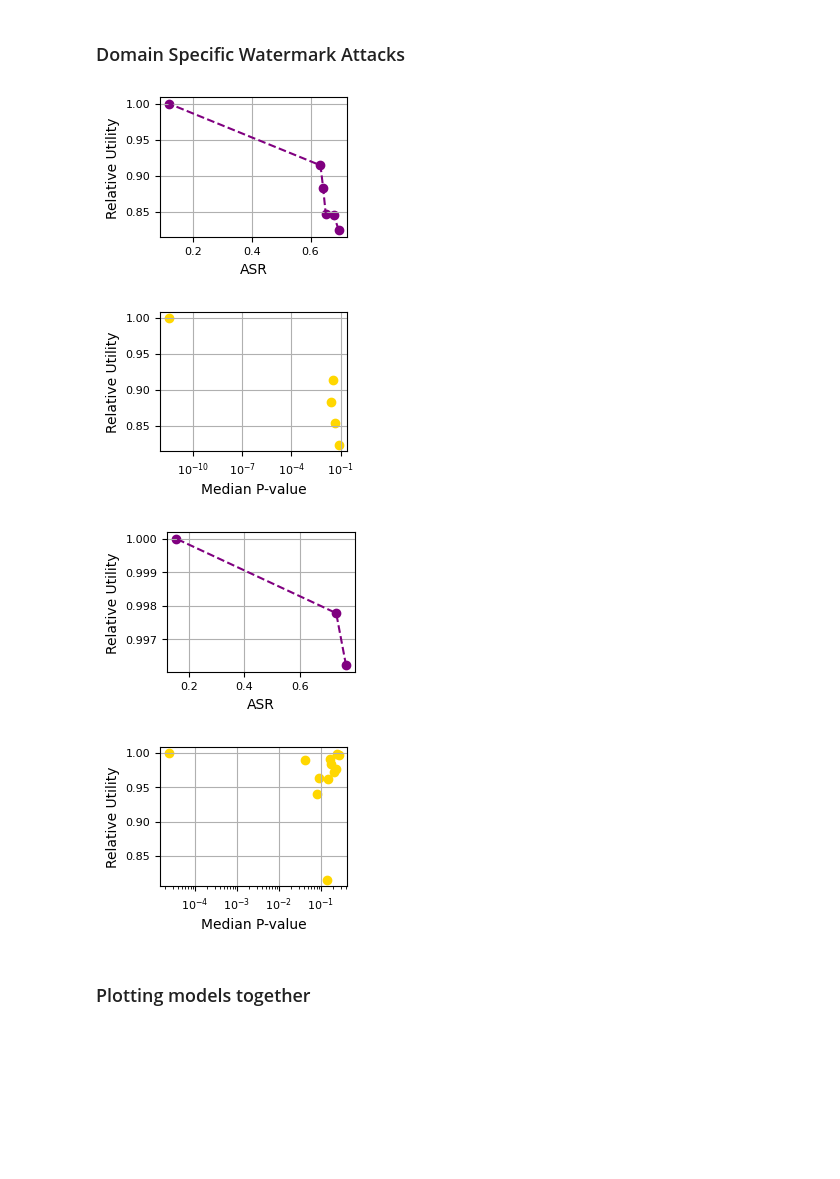
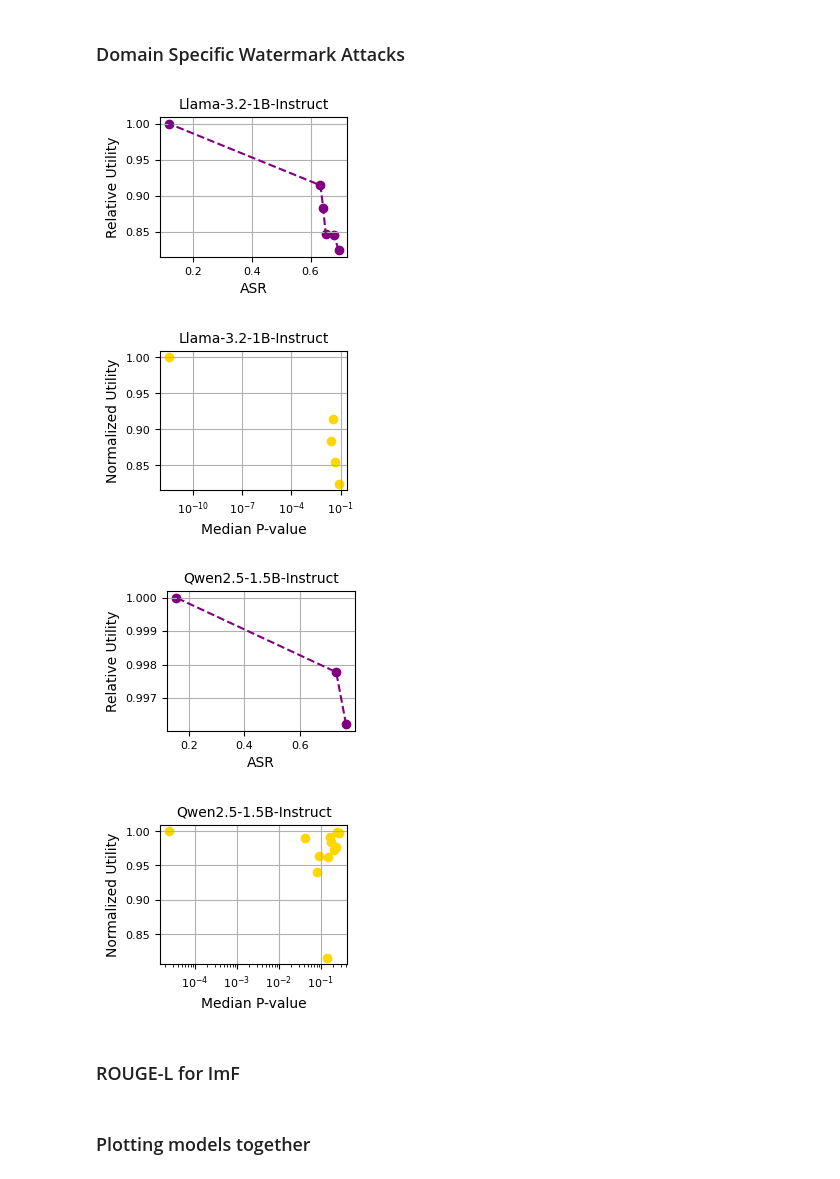
Before and after one commit to sentient-agi/mlprints, a Jupyter notebook: paper_plots.ipynb, the cells around one changed output. Saved outputs shown, nothing was run; the diff lists cells and outputs as text; code cells hidden in the pictures; blank space fills up the shorter version.

```diff
--- a/paper_plots.ipynb
+++ b/paper_plots.ipynb
@@ -466,7 +470,14 @@ num_fp = '16'
 fp_algo = 'imf'
 
 fp_config_hash = "66caf8423b5f660cee2cae678fa8d12bd62c21a03668cf0ed9315703304b1dce"
+attack_to_shape = {
+    "ImprobableTokenWithThresholdLogitsProcessor": "s",
+    "BlockTopWordLogitProcessor": "+",
+    "LookaheadAttackedModel": "^",
 
+    "ImprobableTokenWithThresholdLogitsProcessor-thresh": "D",
+    "BlockTopWordLogitProcessor-thresh": "x",
+}
 
 res = attack_results[model][num_fp][fp_algo][fp_config_hash]
 prim_metric = fp_to_primary_secondary_metric[fp_algo][0]
@@ -537,7 +548,11 @@ for attack_name in res:
             prim_util_points = [[1-x[0], x[1]] for x in prim_util_points]
         print(f"Prim util points: {prim_util_points}")
         # sec_util_points = remove_points(sec_util_points, threshold=0.01)
-        plt.scatter([x[0] for x in prim_util_points], [x[1] for x in prim_util_points], label=f"{attack_to_final_name_short[attack_name]}-primary", marker=attack_to_shape[attack_name], color=metric_to_color[0])
+        if attack_name == "BlockTopWordLogitProcessor":
+            s = 100
+        else:
+            s = 45
+        plt.scatter([x[0] for x in prim_util_points], [x[1] for x in prim_util_points], label=f"{attack_to_final_name_short[attack_name]}-primary", marker=attack_to_shape[attack_name], color=metric_to_color[0], s=s)
         plt.plot([x[0] for x in prim_util_points], [x[1] for x in prim_util_points], color=metric_to_color[0], linestyle='--')
         # plt.scatter([x[0] for x in sec_util_points], [x[1] for x in sec_util_points], label=f"{attack_to_final_name_short[attack_name]}-secondary", marker=attack_to_shape[attack_name], color=metric_to_color[1])
         # plt.plot([x[0] for x in sec_util_points], [x[1] for x in sec_util_points], color=metric_to_color[1], linestyle='--')
@@ -552,8 +567,8 @@ for attack_name in res:
         if plot_asr:
             prim_util_points_thresholded = [[1-x[0], x[1]] for x in prim_util_points_thresholded]
         # sec_util_points_thresholded = remove_points(sec_util_points_thresholded, threshold=0.01)
-        plt.scatter([x[0] for x in prim_util_points_thresholded], [x[1] for x in prim_util_points_thresholded], label=f"{attack_to_final_name_short[attack_name]}-++-primary", marker=attack_to_shape[f"{attack_name}"], color=metric_to_color[1])
-        plt.plot([x[0] for x in prim_util_points_thresholded], [x[1] for x in prim_util_points_thresholded], color=metric_to_color[1], linestyle='-.')
+        plt.scatter([x[0] for x in prim_util_points_thresholded], [x[1] for x in prim_util_points_thresholded], label=f"{attack_to_final_name_short[attack_name]}-++-primary", marker=attack_to_shape[f"{attack_name}-thresh"], color=metric_to_color[0])
+        plt.plot([x[0] for x in prim_util_points_thresholded], [x[1] for x in prim_util_points_thresholded], color=metric_to_color[0], linestyle='-.')
         # plt.scatter([x[0] for x in sec_util_points_thresholded], [x[1] for x in sec_util_points_thresholded], label=f"{attack_to_final_name_short[attack_name]}-++-secondary", marker=attack_to_shape[f"{attack_name}-thresh"], color=metric_to_color[1])
         # plt.plot([x[0] for x in sec_util_points_thresholded], [x[1] for x in sec_util_points_thresholded], color=metric_to_color[1], linestyle='-.')
 
@@ -565,8 +580,9 @@ plt.ylabel('Normalized Utility')
 # Add a custom legend - with P, S for short attack name and color for thresholded
 legend_elements = []
 for attack_name_ in ["BlockTopWordLogitProcessor", "ImprobableTokenWithThresholdLogitsProcessor"]:
-    legend_elements.append(Line2D([0], [0], color=metric_to_color[1], lw=0.5, marker=attack_to_shape[attack_name_], markersize=6, label=f"{attack_to_final_name_short[attack_name_]}+det"))
-    legend_elements.append(Line2D([0], [0], color=metric_to_color[0], lw=0.5, marker=attack_to_shape[attack_name_], markersize=6, label=f"{attack_to_final_name_short[attack_name_]}"))
+    legend_elements.append(Line2D([0], [0], color=metric_to_color[0], lw=0., marker=attack_to_shape[attack_name_], markersize=6, label=f"{attack_to_final_name_short[attack_name_]}"))
+    legend_elements.append(Line2D([0], [0], color=metric_to_color[0], lw=0., marker=attack_to_shape[f"{attack_name_}-thresh"], markersize=6, label=f"{attack_to_final_name_short[attack_name_]}+det"))
+plt.grid(True, alpha=0.7)
 plt.legend(handles=legend_elements, loc='lower left')
 if plot_asr:
     plt.savefig(f"plots/asr_vs_util_cherrypicked.pdf", bbox_inches='tight', dpi=300)
@@ -1103,7 +1215,7 @@ dsw_data = json.load(open("experiments/final_res_dsw.json", "r"))
 
 metric_to_monitor = ["p_values_below_0.01", "median_p_value", "p_values_below_0.05"]
 
-baseline_utils = {}
+baseline_utils_dsw = {}
 
 min_mean_attack_util = 0.8
 max_mean_attack_util = 1.0
@@ -1113,10 +1225,10 @@ plot_asr = True
 for model in dsw_data.keys():
     for attack_kwargs in dsw_data[model].keys():
         if attack_kwargs == "baseline":
-            baseline_utils[model] = {}
+            baseline_utils_dsw[model] = {}
             for k in dsw_data[model][attack_kwargs]:
                 if k in utils_to_keep:
-                    baseline_utils[model][k] = dsw_data[model][attack_kwargs][k]
+                    baseline_utils_dsw[model][k] = dsw_data[model][attack_kwargs][k]
 
 for model in dsw_data.keys():
     prim_util_points = []
@@ -1130,17 +1242,17 @@ for model in dsw_data.keys():
         for k in attack_res:
             if k in utils_to_keep:
                 attack_utils[k] = attack_res[k]
-        rel_mean_attack_util = np.mean(list(attack_utils.values())) / np.mean(list(baseline_utils[model].values()))
+        rel_mean_attack_util = np.mean(list(attack_utils.values())) / np.mean(list(baseline_utils_dsw[model].values()))
         if rel_mean_attack_util > max_mean_attack_util:
             continue
         if rel_mean_attack_util < min_mean_attack_util:
             continue
         if 'qwen' in model and monitor_0_05_for_qwen:
-            prim_util_points.append((attack_res[metric_to_monitor[-1]], np.mean(list(attack_utils.values())) / np.mean(list(baseline_utils[model].values()))))
+            prim_util_points.append((attack_res[metric_to_monitor[-1]], np.mean(list(attack_utils.values())) / np.mean(list(baseline_utils_dsw[model].values()))))
 
         else:
-            prim_util_points.append((attack_res[metric_to_monitor[0]], np.mean(list(attack_utils.values())) / np.mean(list(baseline_utils[model].values()))))
-        sec_util_points.append(((attack_res[metric_to_monitor[1]]), np.mean(list(attack_utils.values())) / np.mean(list(baseline_utils[model].values()))))
+            prim_util_points.append((attack_res[metric_to_monitor[0]], np.mean(list(attack_utils.values())) / np.mean(list(baseline_utils_dsw[model].values()))))
+        sec_util_points.append(((attack_res[metric_to_monitor[1]]), np.mean(list(attack_utils.values())) / np.mean(list(baseline_utils_dsw[model].values()))))
 
     prim_util_points = pareto_points(prim_util_points)
     prim_util_points = remove_points(prim_util_points, threshold=0.0)
@@ -1151,35 +1263,40 @@ for model in dsw_data.keys():
     plt.scatter([x[0] for x in prim_util_points], [x[1] for x in prim_util_points], label=f"{model}", marker='o', color=metric_to_color[0])
     plt.plot([x[0] for x in prim_util_points], [x[1] for x in prim_util_points], color=metric_to_color[0], linestyle='--')
     plt.ylabel("Relative Utility")
+    # plt.title()
+    plt.title(model_to_label[f"{model}-instruct"])
 
     if plot_asr:
         plt.xlabel("ASR")
     else:
         plt.xlabel("FSR")
     plt.grid(True)
     # plt.show()
     if plot_asr:
         plt.savefig(f"plots/detailed/dsw_util_cherry_picked_{model.replace('/', '_')}_prim.pdf", bbox_inches='tight', dpi=300)
     else:
         plt.savefig(f"plots/detailed/dsw_fsr_util_cherry_picked_{model.replace('/', '_')}_prim.pdf", bbox_inches='tight', dpi=300)
     fig, ax = plt.subplots(figsize=FIG_SIZE_SMALL)
 
     sec_util_points = remove_points(sec_util_points, threshold=0.01, max_x=20.0)
     # Sort them by x
     order = np.argsort([x[0] for x in sec_util_points])
     sec_util_points = [sec_util_points[i] for i in order]
     plt.scatter([x[0] for x in sec_util_points], [x[1] for x in sec_util_points], label=f"{model}", marker='o', color=metric_to_color[1])
     plt.grid(True)
     # plt.plot([x[0] for x in sec_util_points], [x[1] for x in sec_util_points], color=metric_to_color[1], linestyle='--')
     plt.xscale('log')
-    plt.ylabel("Relative Utility")
+    plt.ylabel("Normalized Utility")
     plt.xlabel("Median P-value")
+    plt.title(model_to_label[f"{model}-instruct"])
     plt.savefig(f"plots/detailed/dsw_util_cherry_picked_{model.replace('/', '_')}_sec.pdf", bbox_inches='tight', dpi=300)
     # plt.show()
 # plt.legend()
 # plt.savefig("plots/paper_plots/dsw_util_cherry_picked.pdf", bbox_inches='tight')
 # %% [output]
-[figure, old version]
+[figure, new version]
-[figure, old version]
+[figure, new version]
-[figure, old version]
+[figure, new version]
-[figure, old version]
+[figure, new version]
+# %% [markdown]
+### ROUGE-L for ImF
```
Also changed, not shown: parts of 9 cells of this notebook, 8 other files.
